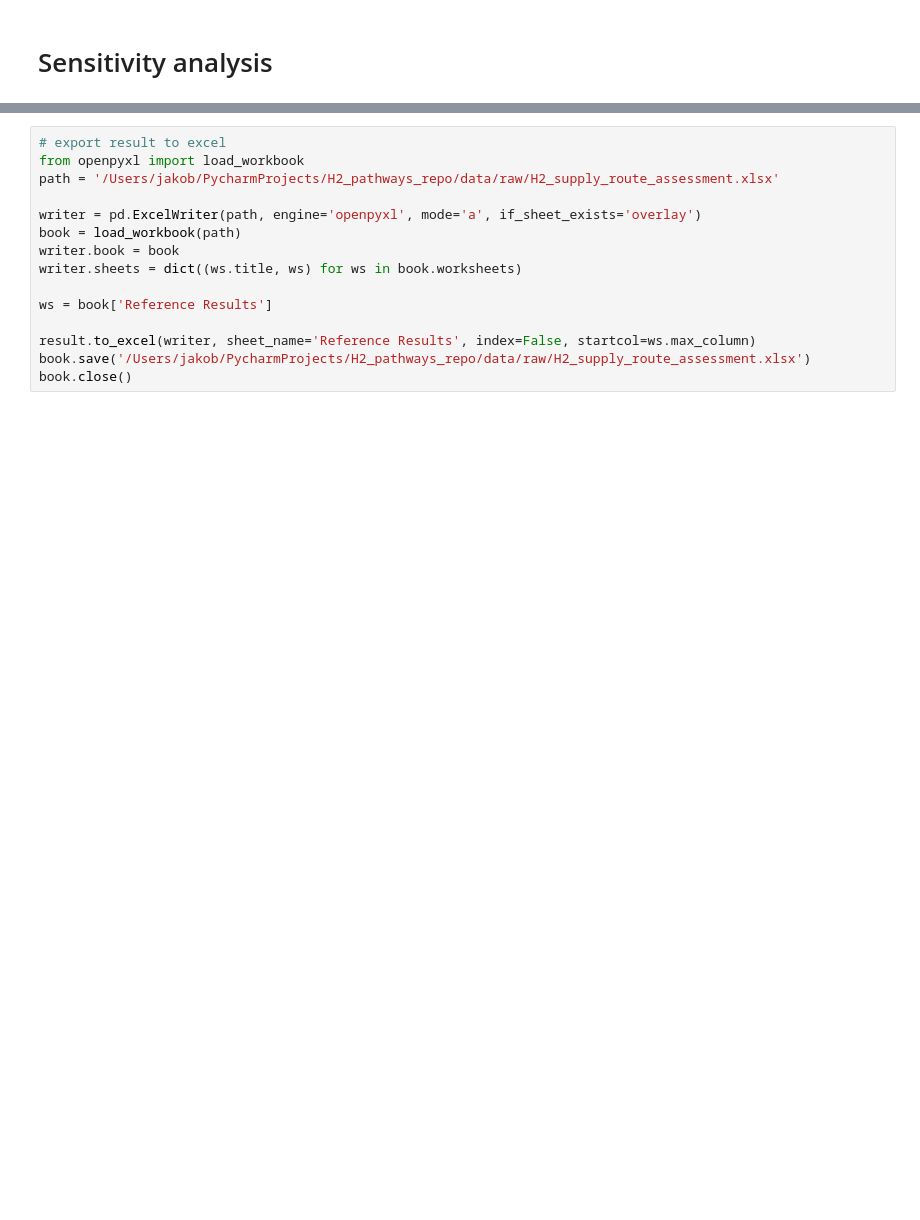
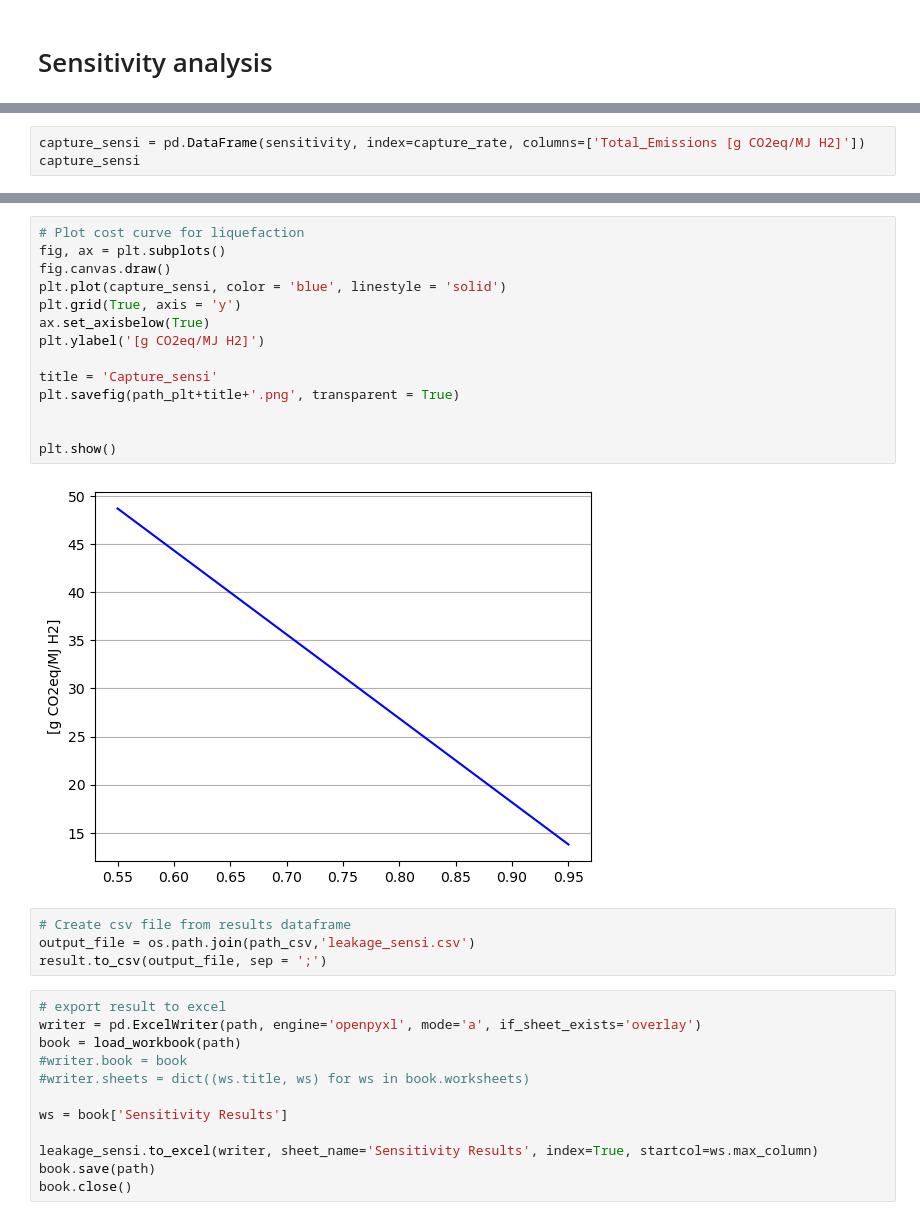
Before and after one commit to ReuterJakob/H2_pathways_repo, a Jupyter notebook: notebooks/Emissions/Production_emissions.ipynb, the cells around one changed output, grey strips where cells are left out. Saved outputs shown, nothing was run; the diff lists cells and outputs as text; blank space fills up the shorter version.

```diff
--- a/notebooks/Emissions/Production_emissions.ipynb
+++ b/notebooks/Emissions/Production_emissions.ipynb
@@ -558,0 +660,3 @@ leakage_sensi
+# %%
+capture_sensi = pd.DataFrame(sensitivity, index=capture_rate, columns=['Total_Emissions [g CO2eq/MJ H2]'])
+capture_sensi
@@ -559,15 +674,32 @@ leakage_sensi
+# %%
+# Plot cost curve for liquefaction
+fig, ax = plt.subplots()
+fig.canvas.draw()
+plt.plot(capture_sensi, color = 'blue', linestyle = 'solid')
+plt.grid(True, axis = 'y')
+ax.set_axisbelow(True)
+plt.ylabel('[g CO2eq/MJ H2]')
+
+title = 'Capture_sensi'
+plt.savefig(path_plt+title+'.png', transparent = True)
+
+
+plt.show()
+# %% [output]
+[figure, added]
+# %%
+# Create csv file from results dataframe
+output_file = os.path.join(path_csv,'leakage_sensi.csv')
+result.to_csv(output_file, sep = ';')
 # %%
 # export result to excel
-from openpyxl import load_workbook
-path = '/Users/jakob/PycharmProjects/H2_pathways_repo/data/raw/H2_supply_route_assessment.xlsx'
-
 writer = pd.ExcelWriter(path, engine='openpyxl', mode='a', if_sheet_exists='overlay')
 book = load_workbook(path)
-writer.book = book
-writer.sheets = dict((ws.title, ws) for ws in book.worksheets)
+#writer.book = book
+#writer.sheets = dict((ws.title, ws) for ws in book.worksheets)
 
-ws = book['Reference Results']
+ws = book['Sensitivity Results']
 
-result.to_excel(writer, sheet_name='Reference Results', index=False, startcol=ws.max_column)
-book.save('/Users/jakob/PycharmProjects/H2_pathways_repo/data/raw/H2_supply_route_assessment.xlsx')
+leakage_sensi.to_excel(writer, sheet_name='Sensitivity Results', index=True, startcol=ws.max_column)
+book.save(path)
 book.close()
```
Also changed, not shown: parts of 29 cells of this notebook, 1 other file.
